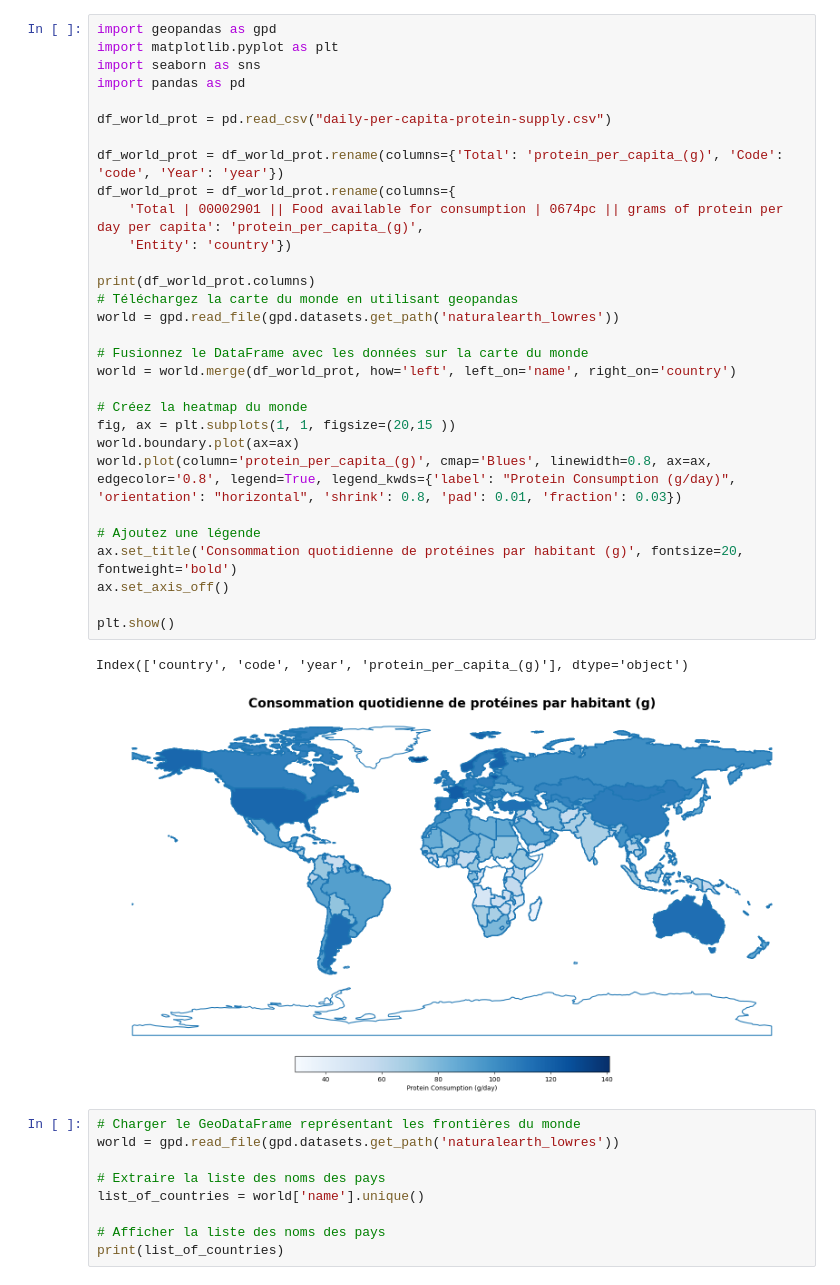
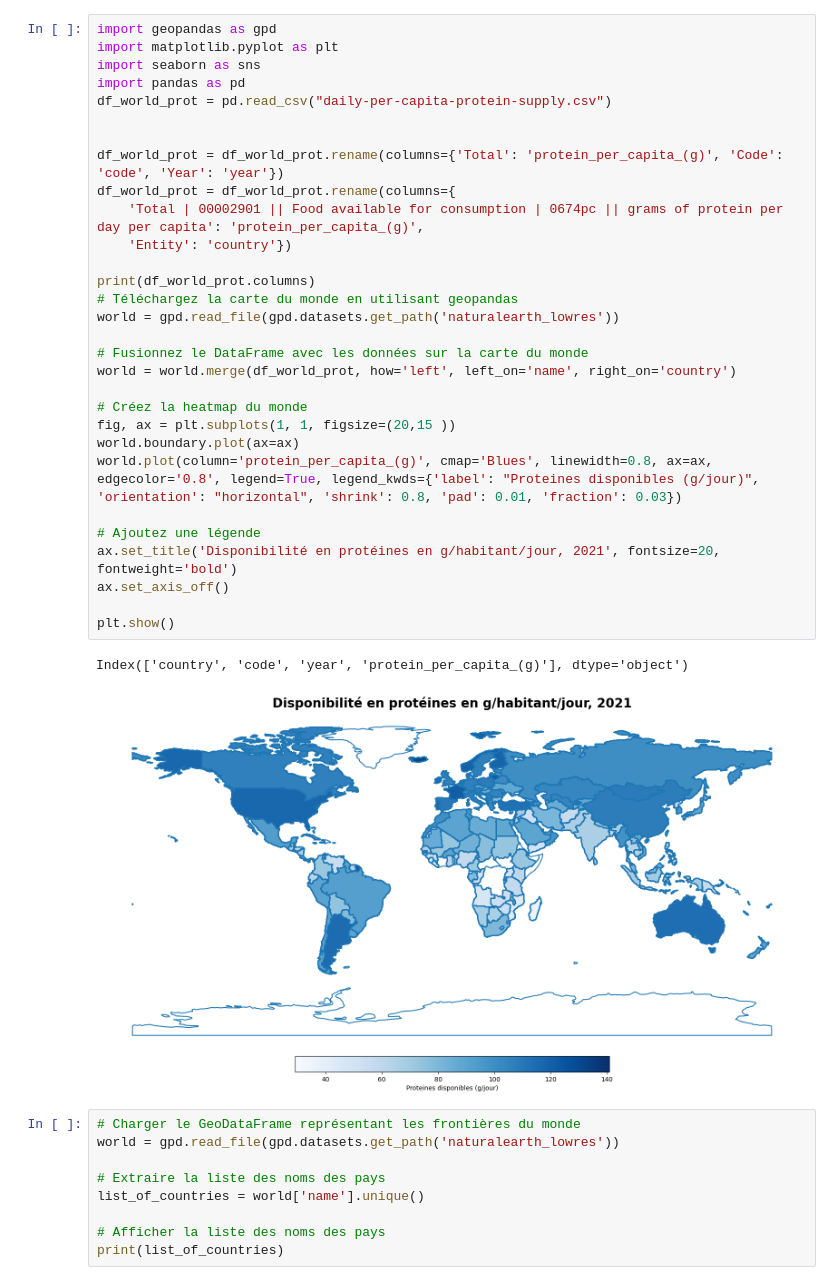
Before and after one commit to faridig/FAO_STAT, a Jupyter notebook: stats_17nov/heatmap.ipynb, the cells around one changed output. Drawn from its saved outputs; the diff is of its cells as text.

```diff
--- a/stats_17nov/heatmap.ipynb
+++ b/stats_17nov/heatmap.ipynb
@@ -1,36 +1,36 @@
 # %%
 import geopandas as gpd
 import matplotlib.pyplot as plt
 import seaborn as sns
 import pandas as pd
+df_world_prot = pd.read_csv("daily-per-capita-protein-supply.csv")
 
-df_world_prot = pd.read_csv("daily-per-capita-protein-supply.csv")
 
 df_world_prot = df_world_prot.rename(columns={'Total': 'protein_per_capita_(g)', 'Code': 'code', 'Year': 'year'})
 df_world_prot = df_world_prot.rename(columns={
     'Total | 00002901 || Food available for consumption | 0674pc || grams of protein per day per capita': 'protein_per_capita_(g)',
     'Entity': 'country'})
 
 print(df_world_prot.columns)
 # Téléchargez la carte du monde en utilisant geopandas
 world = gpd.read_file(gpd.datasets.get_path('naturalearth_lowres'))
 
 # Fusionnez le DataFrame avec les données sur la carte du monde
 world = world.merge(df_world_prot, how='left', left_on='name', right_on='country')
 
 # Créez la heatmap du monde
 fig, ax = plt.subplots(1, 1, figsize=(20,15 ))
 world.boundary.plot(ax=ax)
-world.plot(column='protein_per_capita_(g)', cmap='Blues', linewidth=0.8, ax=ax, edgecolor='0.8', legend=True, legend_kwds={'label': "Protein Consumption (g/day)", 'orientation': "horizontal", 'shrink': 0.8, 'pad': 0.01, 'fraction': 0.03})
+world.plot(column='protein_per_capita_(g)', cmap='Blues', linewidth=0.8, ax=ax, edgecolor='0.8', legend=True, legend_kwds={'label': "Proteines disponibles (g/jour)", 'orientation': "horizontal", 'shrink': 0.8, 'pad': 0.01, 'fraction': 0.03})
 
 # Ajoutez une légende
-ax.set_title('Consommation quotidienne de protéines par habitant (g)', fontsize=20, fontweight='bold')
+ax.set_title('Disponibilité en protéines en g/habitant/jour, 2021', fontsize=20, fontweight='bold')
 ax.set_axis_off()
 
 plt.show()
 # %% [output]
 Index(['country', 'code', 'year', 'protein_per_capita_(g)'], dtype='object')
-[figure, old version]
+[figure, new version]
 # %%
 # Charger le GeoDataFrame représentant les frontières du monde
 world = gpd.read_file(gpd.datasets.get_path('naturalearth_lowres'))
```
Also changed, not shown: parts of 9 cells of this notebook, 13 other files.
